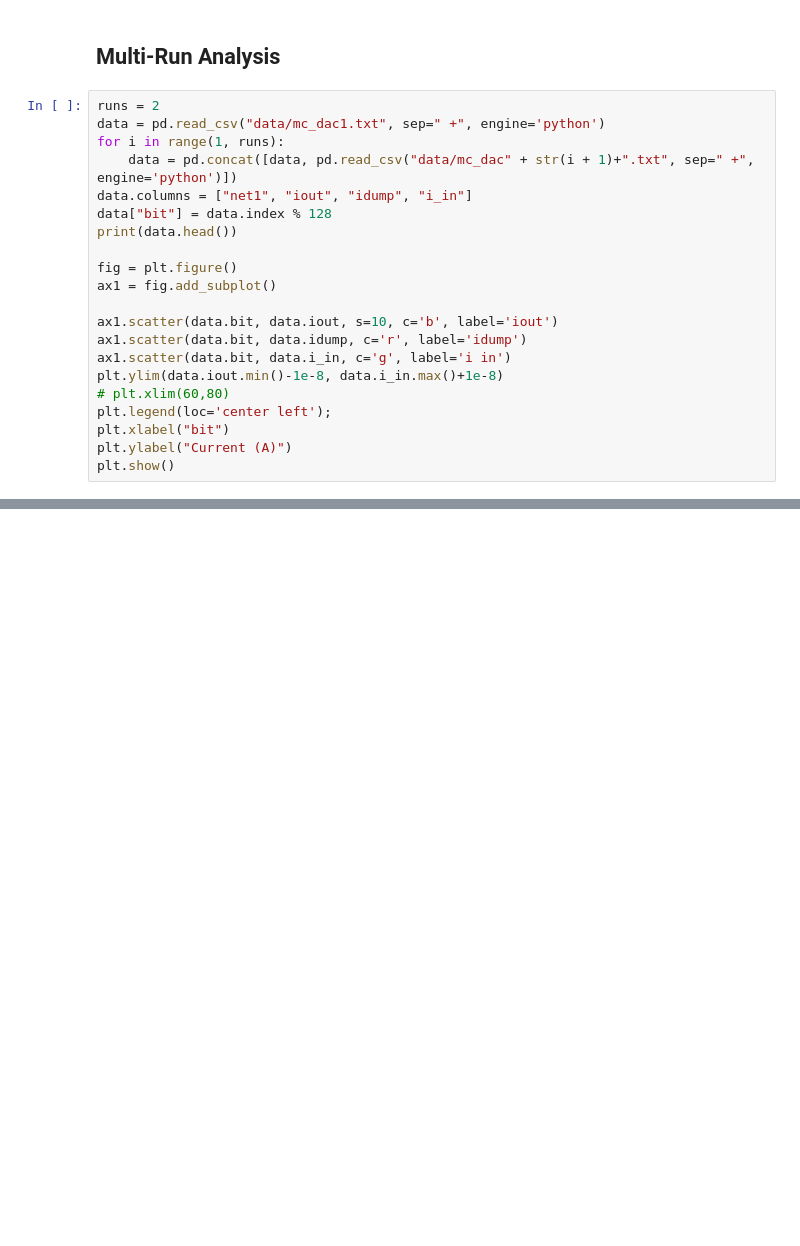
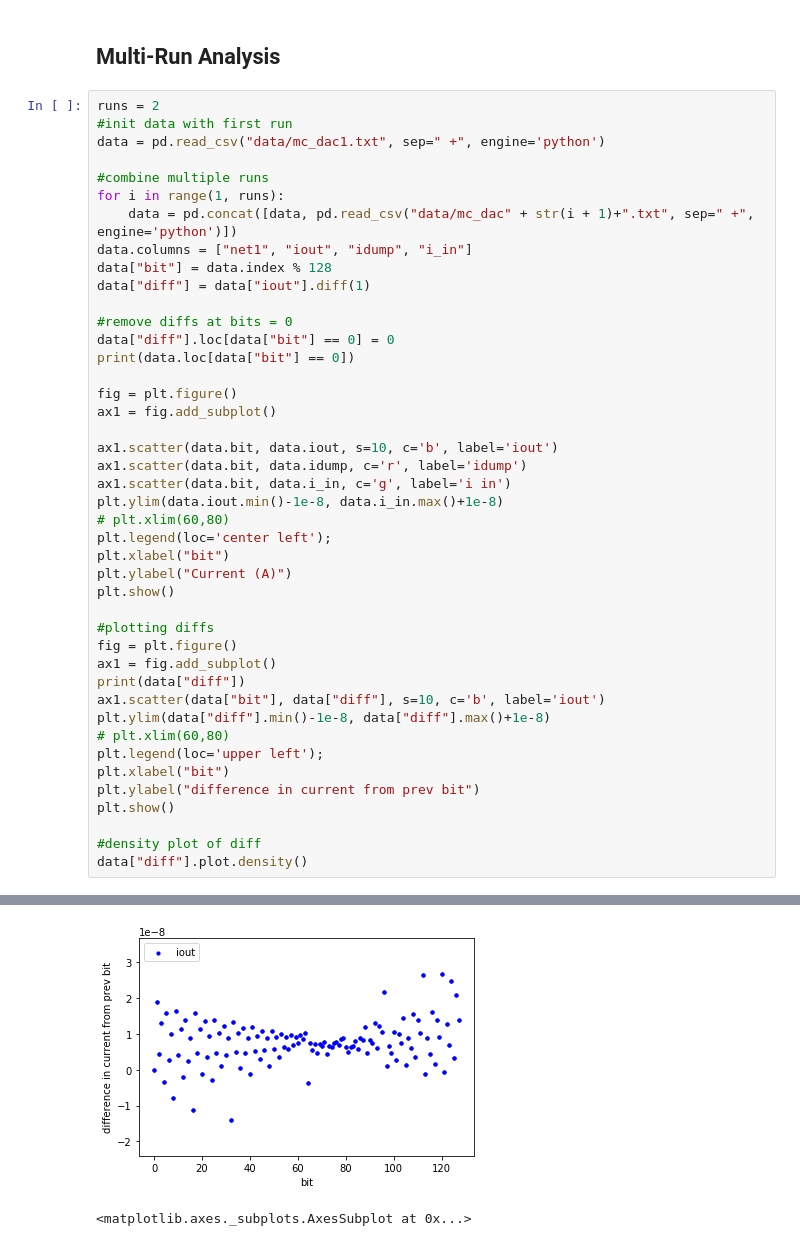
Before and after one commit to wFairmanOlin/madvlsi_proj_4, a Jupyter notebook: analysis.ipynb, the cells around one changed output, grey strips where cells are left out. Saved outputs shown, nothing was run; the diff lists cells and outputs as text; blank space fills up the shorter version.

Commit message:
added anaylsis for difference of current

```diff
--- a/analysis.ipynb
+++ b/analysis.ipynb
@@ -42,12 +42,19 @@ theoretical 1bit current:  7.8125e-09
 ## Multi-Run Analysis
 # %%
 runs = 2
+#init data with first run
 data = pd.read_csv("data/mc_dac1.txt", sep=" +", engine='python')
+
+#combine multiple runs
 for i in range(1, runs):
     data = pd.concat([data, pd.read_csv("data/mc_dac" + str(i + 1)+".txt", sep=" +", engine='python')])
 data.columns = ["net1", "iout", "idump", "i_in"]
 data["bit"] = data.index % 128
-print(data.head())
+data["diff"] = data["iout"].diff(1)
+
+#remove diffs at bits = 0
+data["diff"].loc[data["bit"] == 0] = 0
+print(data.loc[data["bit"] == 0])
 
 fig = plt.figure()
 ax1 = fig.add_subplot()
@@ -61,4 +68,19 @@ plt.legend(loc='center left');
 plt.xlabel("bit")
 plt.ylabel("Current (A)")
 plt.show()
+
+#plotting diffs
+fig = plt.figure()
+ax1 = fig.add_subplot()
+print(data["diff"])
+ax1.scatter(data["bit"], data["diff"], s=10, c='b', label='iout')
+plt.ylim(data["diff"].min()-1e-8, data["diff"].max()+1e-8)
+# plt.xlim(60,80)
+plt.legend(loc='upper left');
+plt.xlabel("bit")
+plt.ylabel("difference in current from prev bit")
+plt.show()
+
+#density plot of diff
+data["diff"].plot.density()
 # %% [output]
@@ -71,0 +107,2 @@ plt.show()
+[figure, added]
+<matplotlib.axes._subplots.AxesSubplot at 0x...>
```
Also changed, not shown: parts of 1 cell of this notebook.
